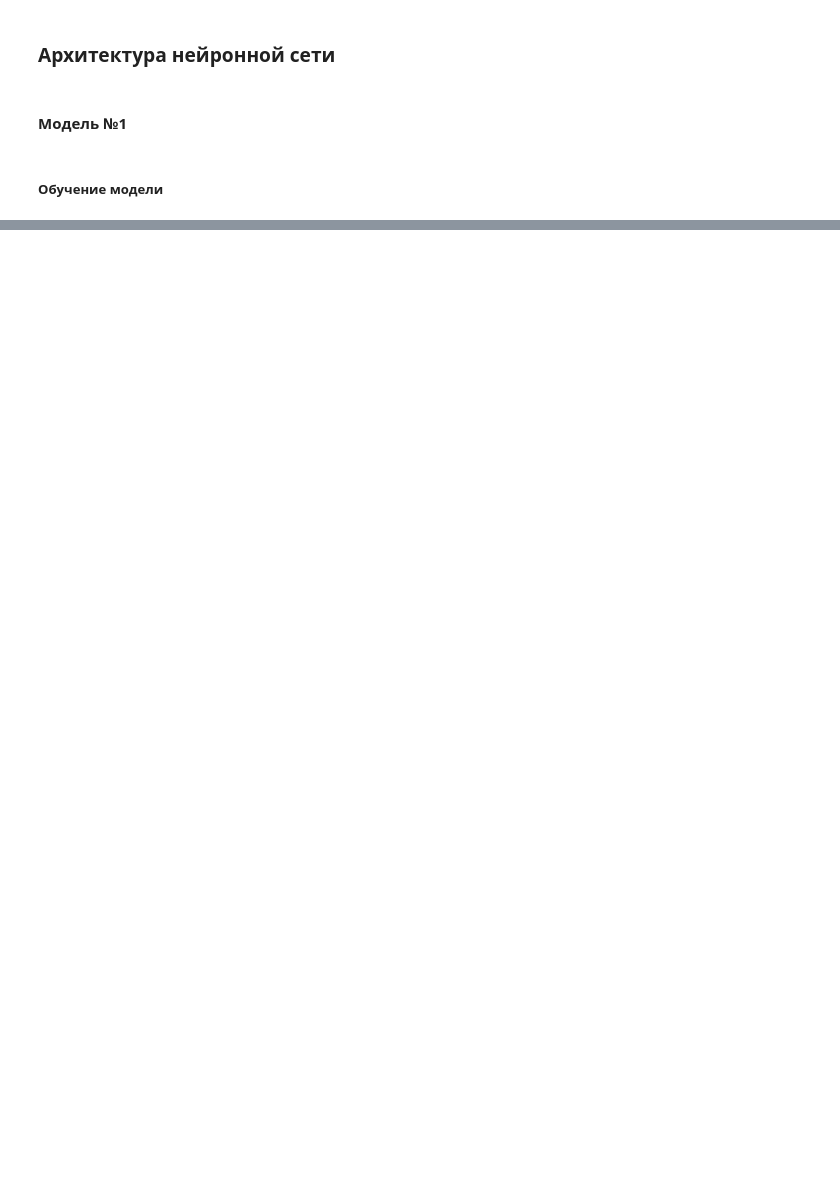
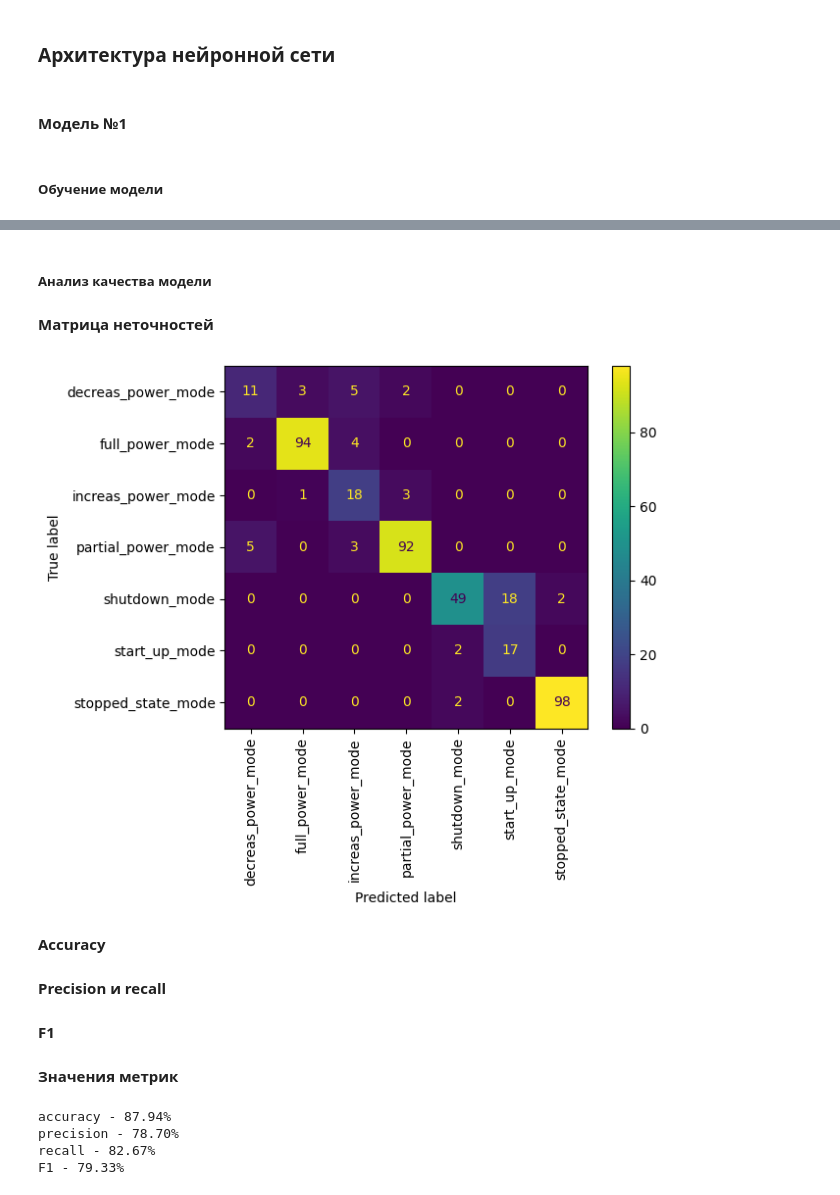
Before and after one commit to ArtyomShabunin/SMOPA, a Jupyter notebook: lesson_7.ipynb, the cells around one changed output, grey strips where cells are left out. Cells and saved outputs as stored; diff of their text form; code cells hidden in the pictures; blank space fills up the shorter version.

```diff
--- a/lesson_7.ipynb
+++ b/lesson_7.ipynb
@@ -740,0 +636,21 @@ shap.summary_plot(shap_values, X_test_resampled_scaled, class_names=target_colum
+# %% [markdown]
+##### Анализ качества модели
+# %%
+FCNN_16_2.eval()
+logits =  FCNN_16_2(torch.tensor(X_test_resampled_scaled.values, dtype=torch.float32))
+
+probabilities = torch.softmax(logits, dim=1)
+predicted_classes = torch.argmax(probabilities, dim=1)
+
+y_test_pred_FCNN_16_2 = encoder.inverse_transform(predicted_classes)
+# %% [markdown]
+**Матрица неточностей**
+# %%
+conf_mat = confusion_matrix(y_test_resampled, y_test_pred_FCNN_16_2)
+ConfusionMatrixDisplay(conf_mat, display_labels=encoder.classes_).plot()
+plt.xticks(rotation=90)
+plt.show()
+# %% [output]
+[figure, added]
+# %% [markdown]
+**Accuracy**
@@ -740,0 +659,2 @@ shap.summary_plot(shap_values, X_test_resampled_scaled, class_names=target_colum
+# %% [markdown]
+**Precision и recall**
@@ -740,0 +664,2 @@ shap.summary_plot(shap_values, X_test_resampled_scaled, class_names=target_colum
+# %% [markdown]
+**F1**
@@ -740,0 +668,12 @@ shap.summary_plot(shap_values, X_test_resampled_scaled, class_names=target_colum
+# %% [markdown]
+**Значения метрик**
+# %%
+print(f"accuracy - {accuracy_classifier['FCNN_16_2']*100:0.2f}%")
+print(f"precision - {precision_classifier['FCNN_16_2']*100:0.2f}%")
+print(f"recall - {recall_classifier['FCNN_16_2']*100:0.2f}%")
+print(f"F1 - {f1_classifier['FCNN_16_2']*100:0.2f}%")
+# %% [output]
+accuracy - 87.94%
+precision - 78.70%
+recall - 82.67%
+F1 - 79.33%
```
Also changed, not shown: parts of 185 cells of this notebook.
